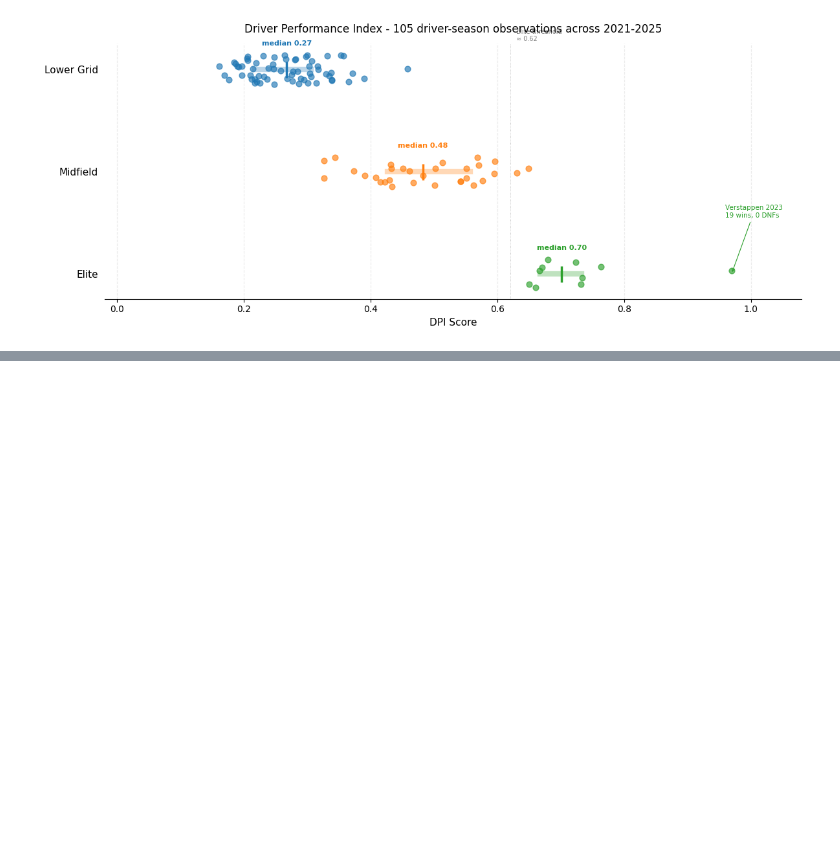
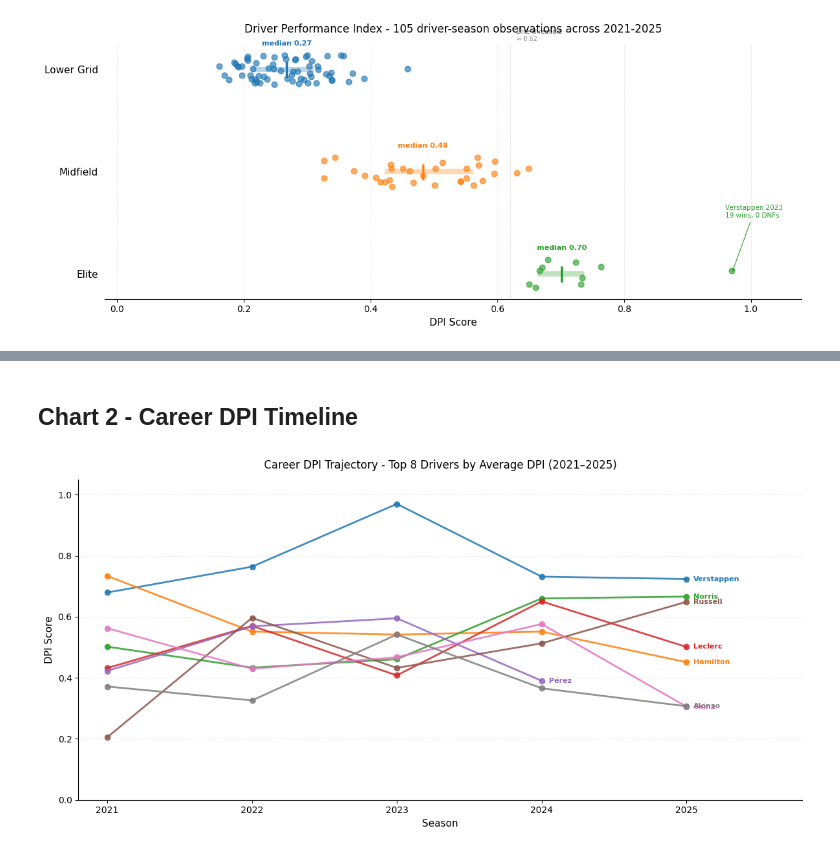
Before and after one commit to RichyJames/F1_RIchy_Odiase_Index, a Jupyter notebook: Notebooks/visualisation.ipynb, the cells around one changed output, grey strips where cells are left out. Drawn from its saved outputs; the diff is of its cells as text; code cells hidden in the pictures; blank space fills up the shorter version.

Commit message:
add career DPI trajectory as spaghetti chart and small multiples

```diff
--- a/Notebooks/visualisation.ipynb
+++ b/Notebooks/visualisation.ipynb
@@ -90,0 +99,50 @@ plt.show()
+# %% [markdown]
+## Chart 2 - Career DPI Timeline
+# %%
+career_counts = dpi_df.groupby('driver_name')['season'].count()
+multi_season  = career_counts[career_counts >= 4].index.tolist()
+
+career_avg = (
+    dpi_df[dpi_df['driver_name'].isin(multi_season)]
+    .groupby('driver_name')['DPI'].mean()
+    .sort_values(ascending=False)
+    .head(8).index.tolist()
+)
+
+plot_df = dpi_df[dpi_df['driver_name'].isin(career_avg)].copy()
+
+colours = plt.cm.tab10.colors
+driver_colours = {name: colours[i] for i, name in enumerate(career_avg)}
+
+fig, ax = plt.subplots(figsize=(12, 6))
+
+for driver in career_avg:
+    data = plot_df[plot_df['driver_name'] == driver].sort_values('season')
+    ax.plot(data['season'], data['DPI'],
+            marker='o', linewidth=2, markersize=6,
+            color=driver_colours[driver], alpha=0.85)
+
+    last = data.iloc[-1]
+    ax.text(last['season'] + 0.05, last['DPI'],
+            driver.split()[-1],
+            fontsize=8, va='center',
+            color=driver_colours[driver], fontweight='bold')
+
+ax.set_xlim(2020.8, 2025.8)
+ax.set_ylim(0, 1.05)
+ax.set_xticks([2021, 2022, 2023, 2024, 2025])
+ax.set_xlabel('Season', fontsize=11)
+ax.set_ylabel('DPI Score', fontsize=11)
+ax.set_title(
+    'Career DPI Trajectory - Top 8 Drivers by Average DPI (2021–2025)',
+    fontsize=12, pad=12
+)
+ax.spines['top'].set_visible(False)
+ax.spines['right'].set_visible(False)
+ax.grid(axis='y', alpha=0.25, linestyle='--')
+
+plt.tight_layout()
+plt.savefig(OUTPUT_DIR / 'career_dpi_trajectory.png', dpi=200, bbox_inches='tight')
+plt.show()
+# %% [output]
+[figure, added]
```
Also changed, not shown: parts of 3 cells of this notebook.
